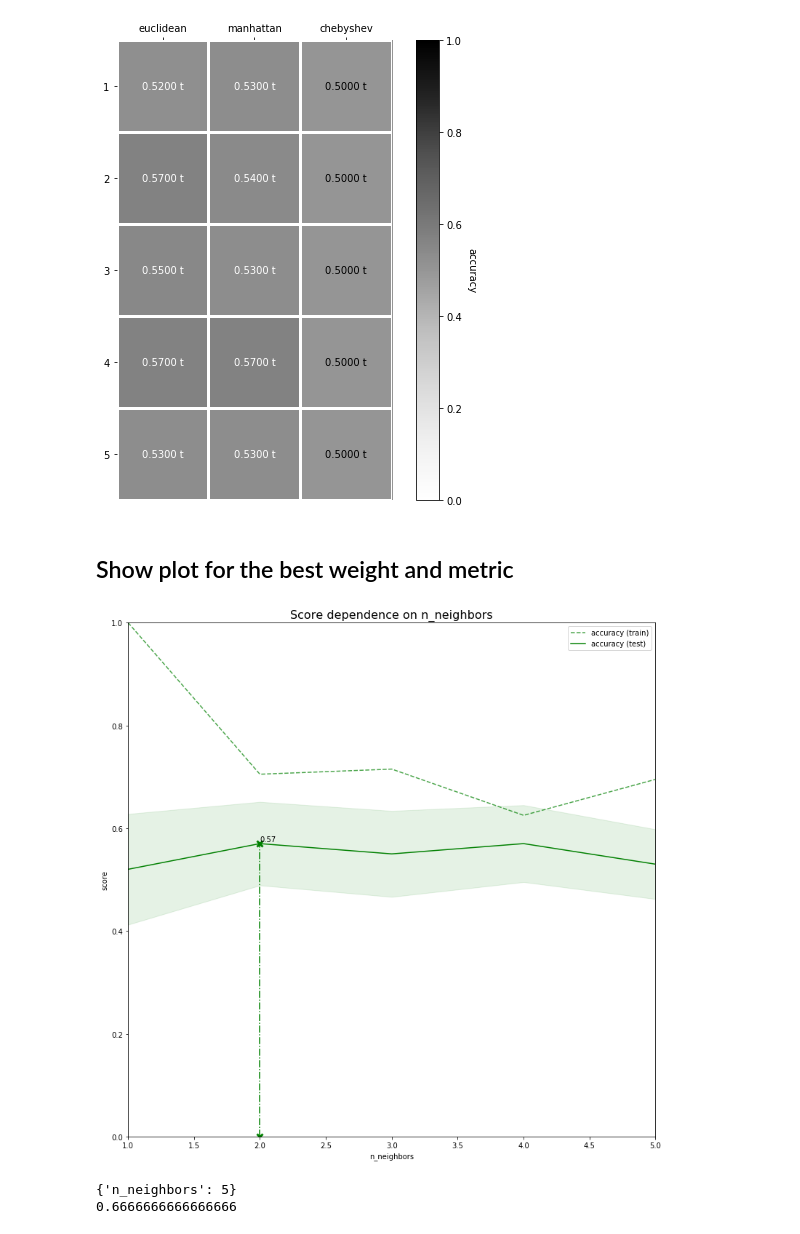
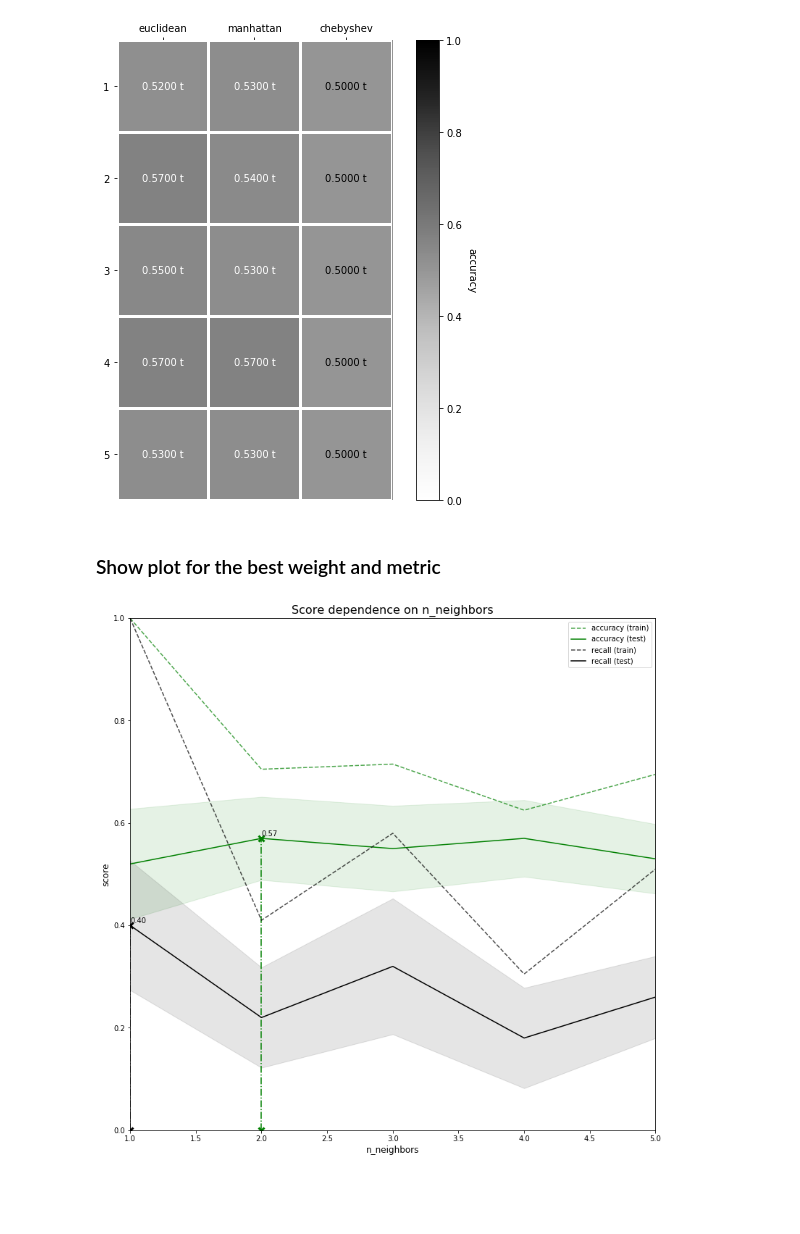
Before and after one commit to yordwynn/ElementaryPose, a Jupyter notebook: notebooks/kNN.ipynb, the cells around one changed output. Saved outputs shown, nothing was run; the diff lists cells and outputs as text; code cells hidden in the pictures; blank space fills up the shorter version.

```diff
--- a/notebooks/kNN.ipynb
+++ b/notebooks/kNN.ipynb
@@ -49,7 +49,7 @@ plt.show()
 from sklearn.model_selection import GridSearchCV
 from sklearn.metrics import make_scorer
 from sklearn.metrics import accuracy_score
-from sklearn.metrics import f1_score
+from sklearn.metrics import recall_score
 from sklearn.neighbors import KNeighborsClassifier
 
 
@@ -64,7 +64,8 @@ weights_count = len(weights)
 
 classifier = KNeighborsClassifier(algorithm="kd_tree")
 param_grid = {"weights": weights, "metric": metric, "n_neighbors": n_neighbors}
-scoring = {"accuracy": make_scorer(accuracy_score)}
+scoring = {"accuracy": make_scorer(accuracy_score),
+           "recall": make_scorer(recall_score)}
 
 gs = GridSearchCV(classifier, param_grid=param_grid, scoring=scoring,
                   cv=5, refit='accuracy', return_train_score=True, iid=False)
@@ -116,12 +96,10 @@ for score in scoring:
     keys.append("mean_train_%s" % (score))
     keys.append("std_test_%s" % (score))
     keys.append("std_train_%s" % (score))
-    keys.append("rank_test_%s" % (scorer))
+    keys.append("rank_test_%s" % (score))
 
 for key in keys:
     res = results[key]
     res = res.reshape((metric_count, n_neghbors_count, weights_count))
     res = res.transpose(2, 0, 1)
     prep_result[key] = res
-
-print(prep_result["rank_test_accuracy"])
@@ -151,14 +123,14 @@ plt.show()
 # %% [output]
 [figure]
 # %% [markdown]
-## Show plot for the best weight and metric
+### Show plot for the best weight and metric
 # %%
 plt.figure(figsize=(13, 13))
 plt.title("Score dependence on n_neighbors",
           fontsize=16)
 
-plt.xlabel("n_neighbors")
-plt.ylabel("score")
+plt.xlabel("n_neighbors", fontsize=12)
+plt.ylabel("score", fontsize=12)
 
 ax = plt.gca()
 ax.set_xlim(1, n_neghbors_count)
@@ -169,46 +141,31 @@ X_axis = np.array(n_neighbors, dtype=int)
 
 
 for scorer, color in zip(sorted(scoring), ['g', 'k', 'b']):
     for sample, style in (('train', '--'), ('test', '-')):
         sample_score_mean = prep_result['mean_%s_%s' % (sample, scorer)][best_weight_id][best_metric_id]
         sample_score_std = prep_result['std_%s_%s' % (sample, scorer)][best_weight_id][best_metric_id]
         ax.fill_between(X_axis, sample_score_mean - sample_score_std,
                         sample_score_mean + sample_score_std,
                         alpha=0.1 if sample == 'test' else 0, color=color)
         ax.plot(X_axis, sample_score_mean, style, color=color,
                 alpha=1 if sample == 'test' else 0.7,
                 label="%s (%s)" % (scorer, sample))
 
     rank_test = prep_result['rank_test_%s' % scorer][best_weight_id][best_metric_id]
     best_rank = rank_test.min()
     best_index = np.nonzero(rank_test == best_rank)[0][0]
     best_score = prep_result['mean_test_%s' % scorer][best_weight_id][best_metric_id][best_index]
 
     # Plot a dotted vertical line at the best score for that scorer marked by x
     ax.plot([X_axis[best_index], ] * 2, [0, best_score],
         linestyle='-.', color=color, marker='x', markeredgewidth=3, ms=8)
 
     # Annotate the best score for that scorer
     ax.annotate("%0.2f" % best_score,
             (X_axis[best_index], best_score + 0.005))
 
 plt.legend(loc="best")
 plt.grid(False)
 plt.show()
 # %% [output]
-[figure, old version]
+[figure, new version]
-# %%
-classifier = KNeighborsClassifier(algorithm="kd_tree", weights="uniform", metric="chebyshev")
-param_grid = {"n_neighbors": n_neighbors}
-scoring = {"accuracy": make_scorer(accuracy_score),
-           "f1": make_scorer(f1_score)}
-
-gs = GridSearchCV(classifier, param_grid=param_grid, scoring=scoring, cv=5,
-                  refit='f1', return_train_score=True, iid=False)
-gs.fit(x_data[257:357], y_data[257:357])
-results = gs.cv_results_
-print(gs.best_params_)
-print(gs.best_score_)
-# %% [output]
-{'n_neighbors': 5}
-0.6666666666666666
```
Also changed, not shown: parts of 5 cells of this notebook.
